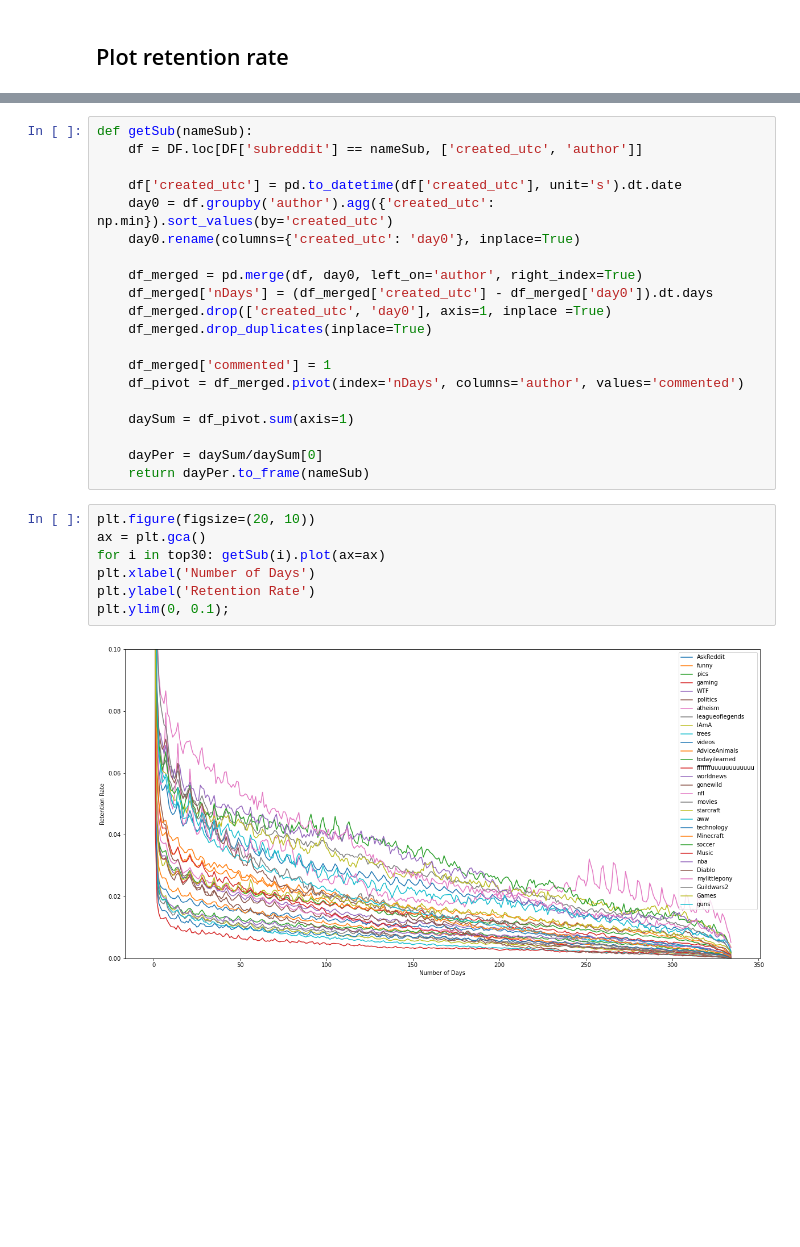
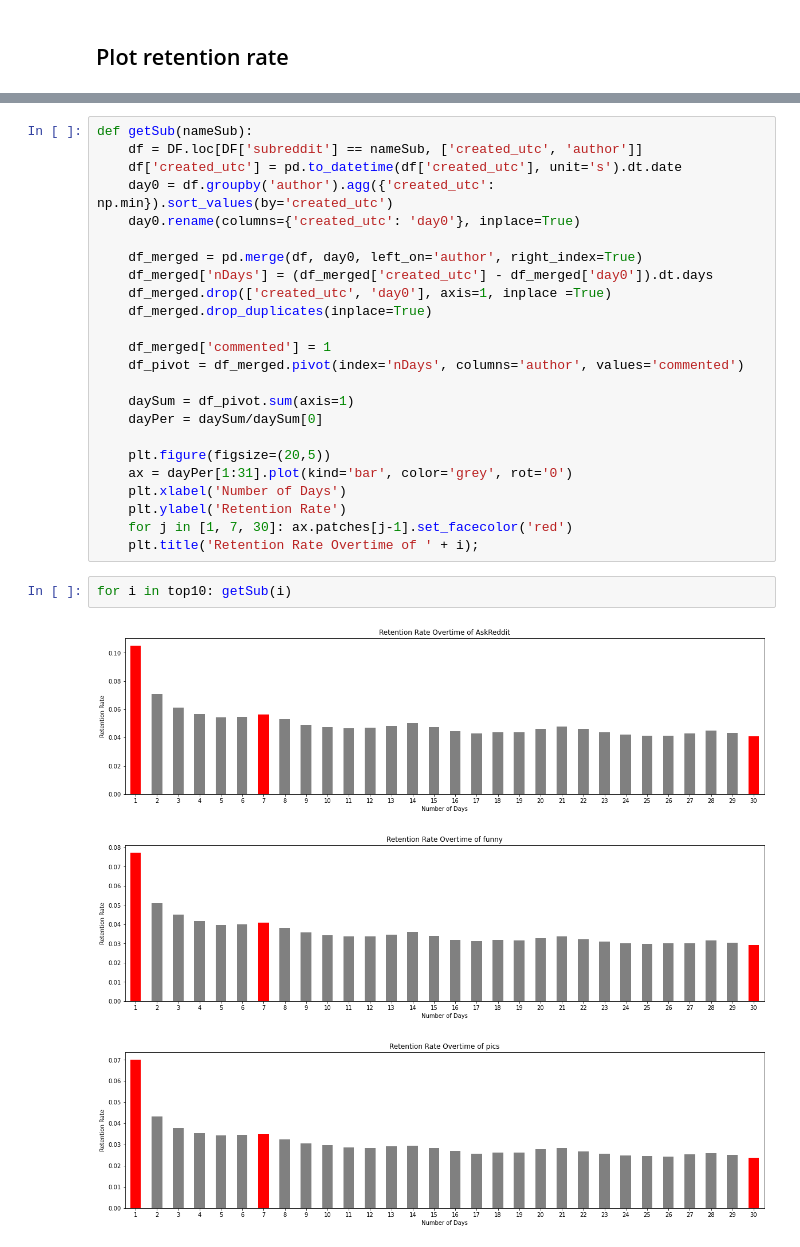
Before and after one commit to ellylinqiyang/Reddit-Churn-Analysis, a Jupyter notebook: Reddit Churn Analysis.ipynb, the cells around one changed output, grey strips where cells are left out. Cells and saved outputs as stored; diff of their text form; blank space fills up the shorter version.

```diff
--- a/Reddit Churn Analysis.ipynb
+++ b/Reddit Churn Analysis.ipynb
@@ -154,7 +153,6 @@ plt.ylabel('Retention Rate');
 # %%
 def getSub(nameSub):
     df = DF.loc[DF['subreddit'] == nameSub, ['created_utc', 'author']]
-
     df['created_utc'] = pd.to_datetime(df['created_utc'], unit='s').dt.date
     day0 = df.groupby('author').agg({'created_utc': np.min}).sort_values(by='created_utc')
     day0.rename(columns={'created_utc': 'day0'}, inplace=True)
@@ -168,15 +166,17 @@ def getSub(nameSub):
     df_pivot = df_merged.pivot(index='nDays', columns='author', values='commented')
 
     daySum = df_pivot.sum(axis=1)
+    dayPer = daySum/daySum[0]
 
-    dayPer = daySum/daySum[0]
-    return dayPer.to_frame(nameSub)
+    plt.figure(figsize=(20,5))
+    ax = dayPer[1:31].plot(kind='bar', color='grey', rot='0')
+    plt.xlabel('Number of Days')
+    plt.ylabel('Retention Rate')
+    for j in [1, 7, 30]: ax.patches[j-1].set_facecolor('red')
+    plt.title('Retention Rate Overtime of ' + i);
-# %%
-plt.figure(figsize=(20, 10))
-ax = plt.gca()
-for i in top30: getSub(i).plot(ax=ax)
-plt.xlabel('Number of Days')
-plt.ylabel('Retention Rate')
-plt.ylim(0, 0.1);
-# %% [output]
-[figure, removed]
+# %%
+for i in top10: getSub(i)
+# %% [output]
+[figure, added]
+[figure, added]
+[figure, added]
```
Also changed, not shown: parts of 12 cells of this notebook.
